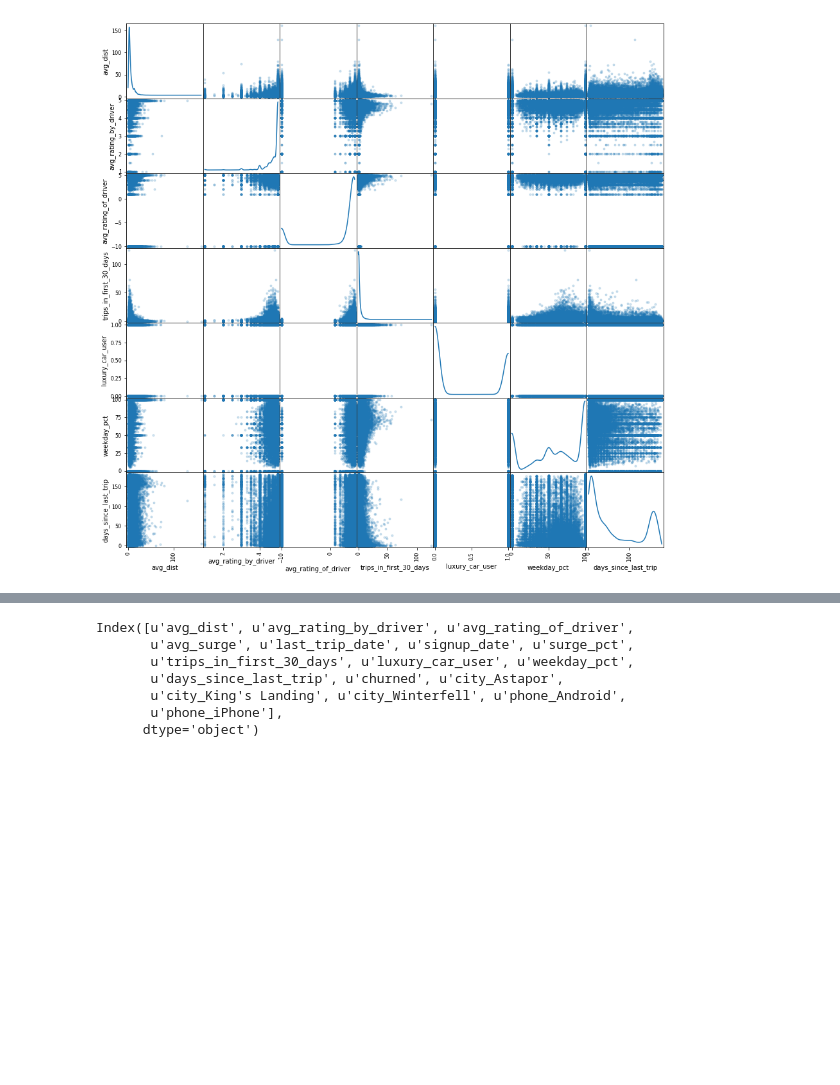
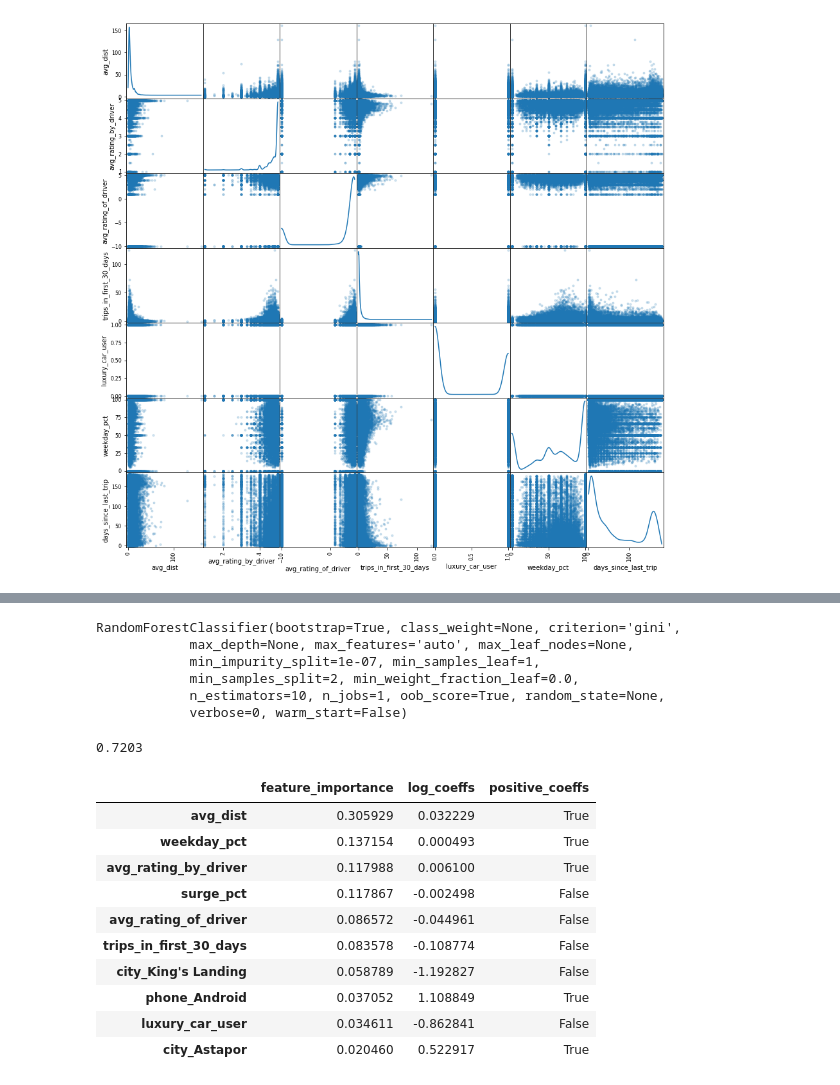
Before and after one commit to sbadecker/galvanize_case_study_2, a Jupyter notebook: eda.ipynb, the cells around one changed output, grey strips where cells are left out. Drawn from its saved outputs; the diff is of its cells as text; code cells hidden in the pictures; blank space fills up the shorter version.

```diff
--- a/eda.ipynb
+++ b/eda.ipynb
@@ -118,10 +69,0 @@ df = pd.get_dummies(df, columns=['city', 'phone'])
-# %%
-df.columns
-# %% [output]
-Index([u'avg_dist', u'avg_rating_by_driver', u'avg_rating_of_driver',
-       u'avg_surge', u'last_trip_date', u'signup_date', u'surge_pct',
-       u'trips_in_first_30_days', u'luxury_car_user', u'weekday_pct',
-       u'days_since_last_trip', u'churned', u'city_Astapor',
-       u'city_King's Landing', u'city_Winterfell', u'phone_Android',
-       u'phone_iPhone'],
-      dtype='object')
@@ -127,0 +78,16 @@ Index([u'avg_dist', u'avg_rating_by_driver', u'avg_rating_of_driver',
+# %%
+rand_forest = RandomForestClassifier(oob_score=True)
+rand_forest.fit(X_train, y_train)
+# %% [output]
+RandomForestClassifier(bootstrap=True, class_weight=None, criterion='gini',
+            max_depth=None, max_features='auto', max_leaf_nodes=None,
+            min_impurity_split=1e-07, min_samples_leaf=1,
+            min_samples_split=2, min_weight_fraction_leaf=0.0,
+            n_estimators=10, n_jobs=1, oob_score=True, random_state=None,
+            verbose=0, warm_start=False)
+# %%
+log_model = LogisticRegressionCV()
+log_model.fit(X_train, y_train)
+print log_model.score(X_test, y_test)
+# %% [output]
+0.7203
@@ -127,0 +99,14 @@ Index([u'avg_dist', u'avg_rating_by_driver', u'avg_rating_of_driver',
+# %%
+feat_frame
+# %% [output]
+|  | feature_importance | log_coeffs | positive_coeffs |
+| avg_dist | 0.305929 | 0.032229 | True |
+| weekday_pct | 0.137154 | 0.000493 | True |
+| avg_rating_by_driver | 0.117988 | 0.006100 | True |
+| surge_pct | 0.117867 | -0.002498 | False |
+| avg_rating_of_driver | 0.086572 | -0.044961 | False |
+| trips_in_first_30_days | 0.083578 | -0.108774 | False |
+| city_King's Landing | 0.058789 | -1.192827 | False |
+| phone_Android | 0.037052 | 1.108849 | True |
+| luxury_car_user | 0.034611 | -0.862841 | False |
+| city_Astapor | 0.020460 | 0.522917 | True |
```
Also changed, not shown: parts of 15 cells of this notebook, 1 other file.
